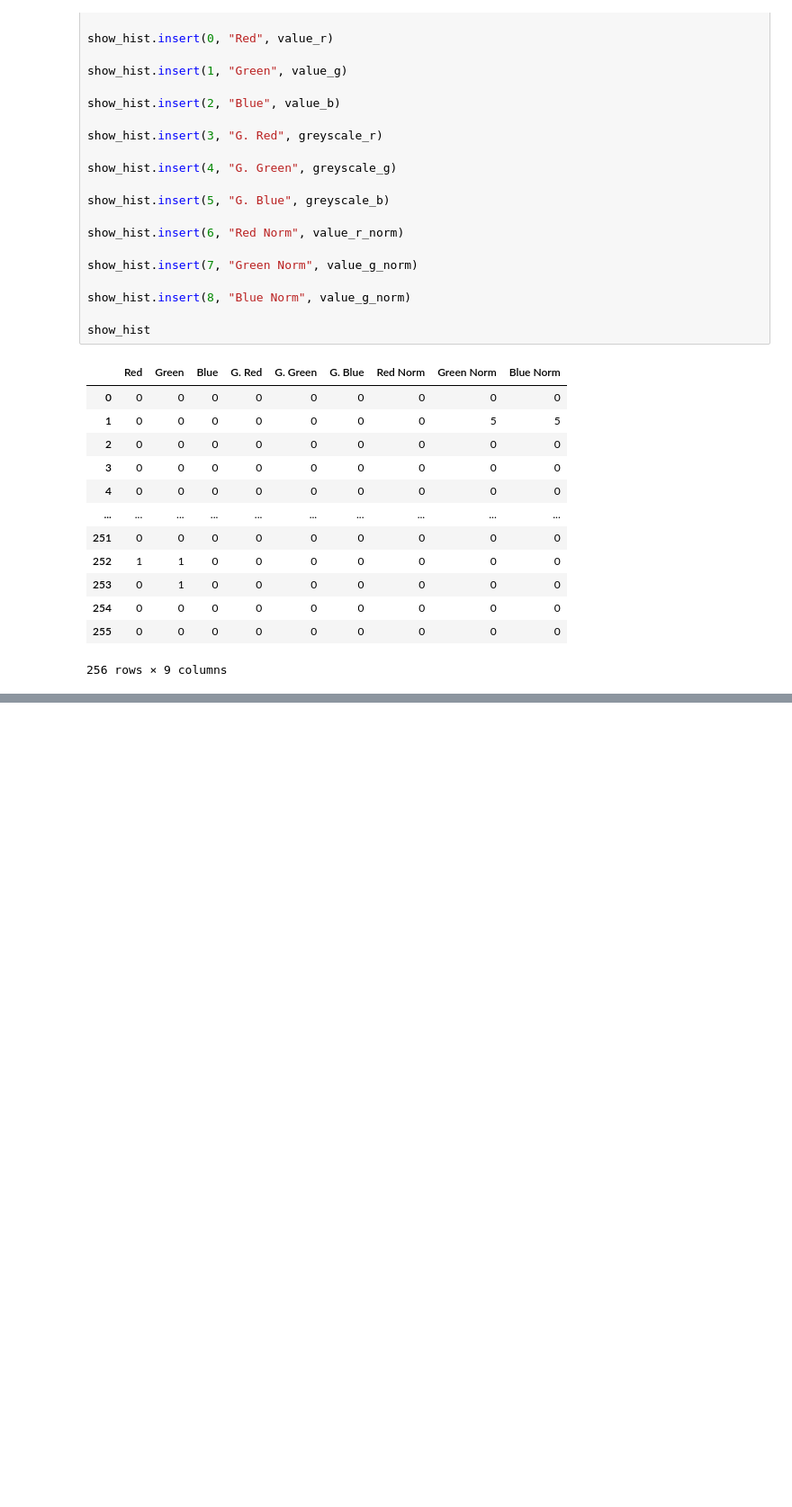
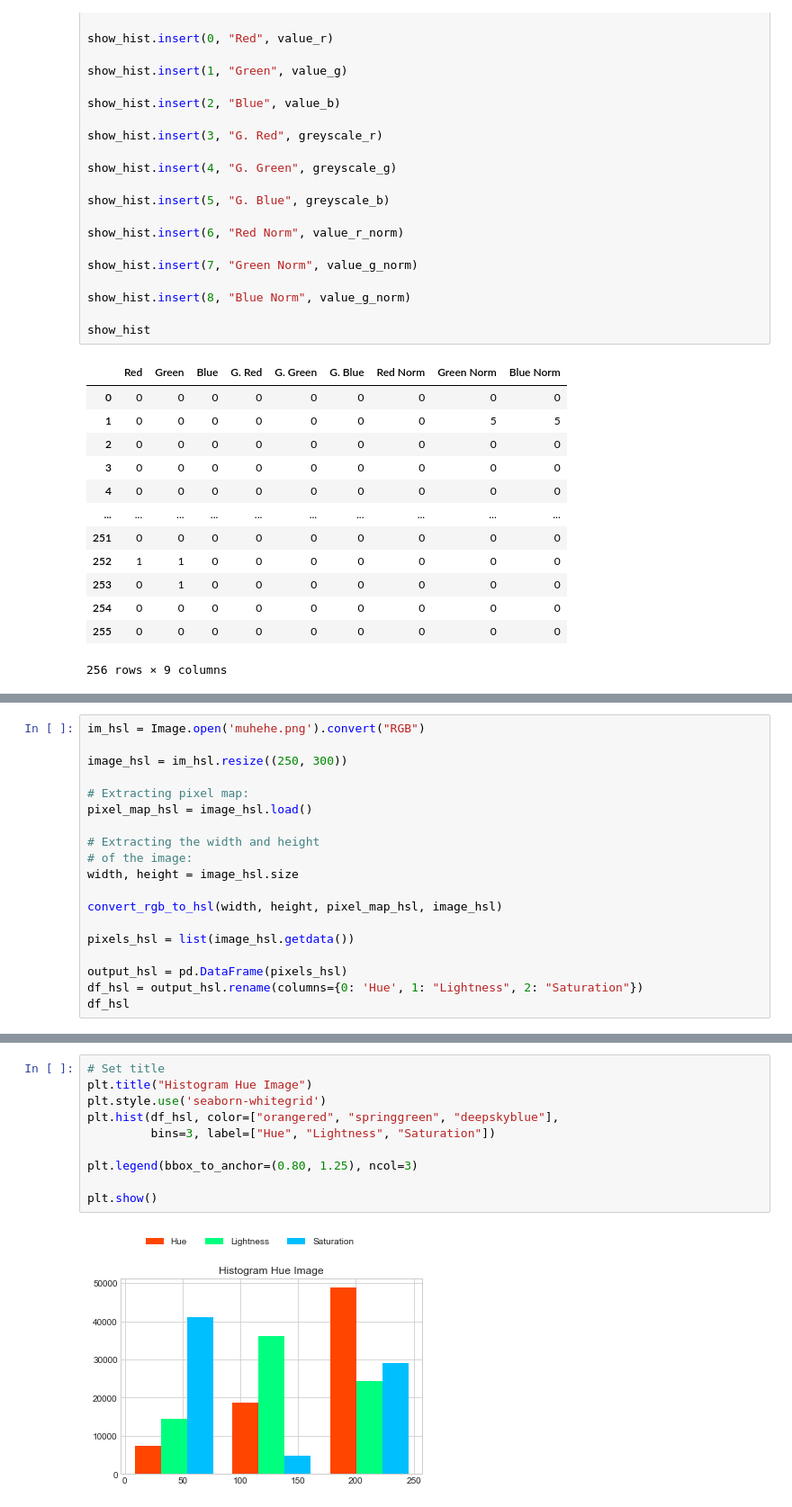
Before and after one commit to zodplugin/PengolahanCitra, a Jupyter notebook: M1_Pengolahan_Citra.ipynb, the cells around one changed output, grey strips where cells are left out. Shown at 90% size. Drawn from its saved outputs; the diff is of its cells as text; blank space fills up the shorter version.

Commit message:
Convert RGB to HSL

```diff
--- a/M1_Pengolahan_Citra.ipynb
+++ b/M1_Pengolahan_Citra.ipynb
@@ -279,0 +303,19 @@ show_hist
+# %%
+im_hsl = Image.open('muhehe.png').convert("RGB")
+
+image_hsl = im_hsl.resize((250, 300))
+
+# Extracting pixel map:
+pixel_map_hsl = image_hsl.load()
+
+# Extracting the width and height
+# of the image:
+width, height = image_hsl.size
+
+convert_rgb_to_hsl(width, height, pixel_map_hsl, image_hsl)
+
+pixels_hsl = list(image_hsl.getdata())
+
+output_hsl = pd.DataFrame(pixels_hsl)
+df_hsl = output_hsl.rename(columns={0: 'Hue', 1: "Lightness", 2: "Saturation"})
+df_hsl
@@ -279,0 +336,12 @@ show_hist
+# %%
+# Set title
+plt.title("Histogram Hue Image")
+plt.style.use('seaborn-whitegrid')
+plt.hist(df_hsl, color=["orangered", "springgreen", "deepskyblue"],
+         bins=3, label=["Hue", "Lightness", "Saturation"])
+
+plt.legend(bbox_to_anchor=(0.80, 1.25), ncol=3)
+
+plt.show()
+# %% [output]
+[figure, added]
```
Also changed, not shown: parts of 6 cells of this notebook, 1 other file.
